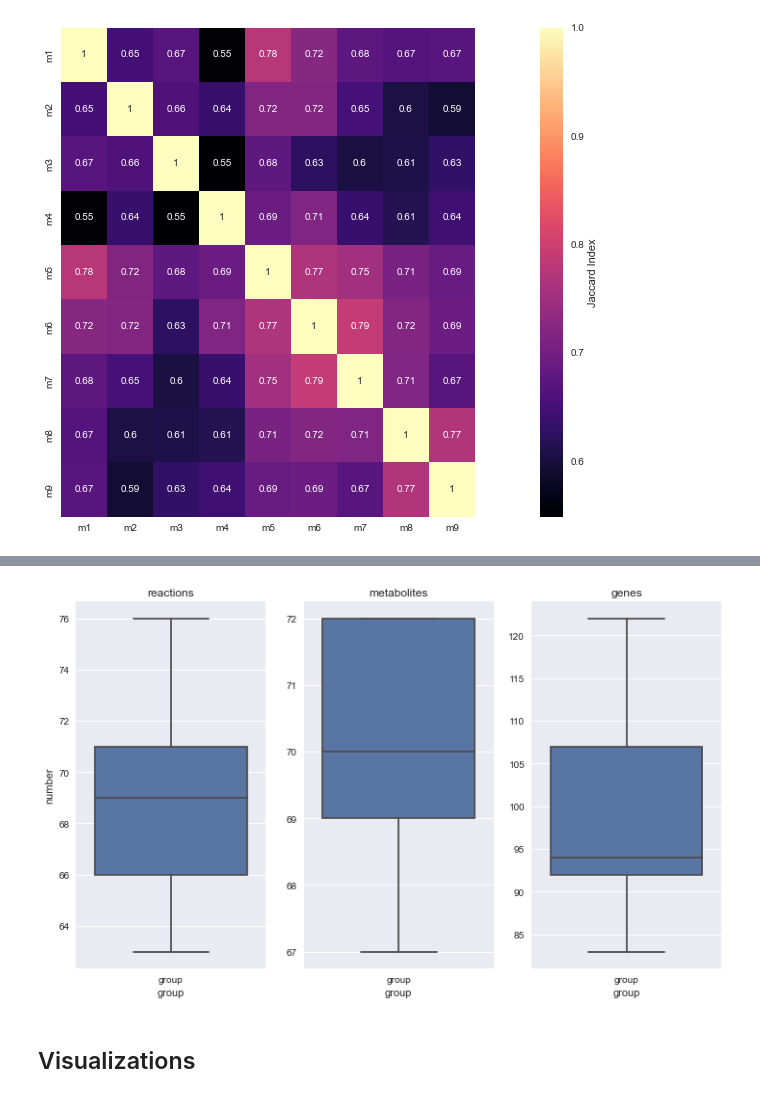
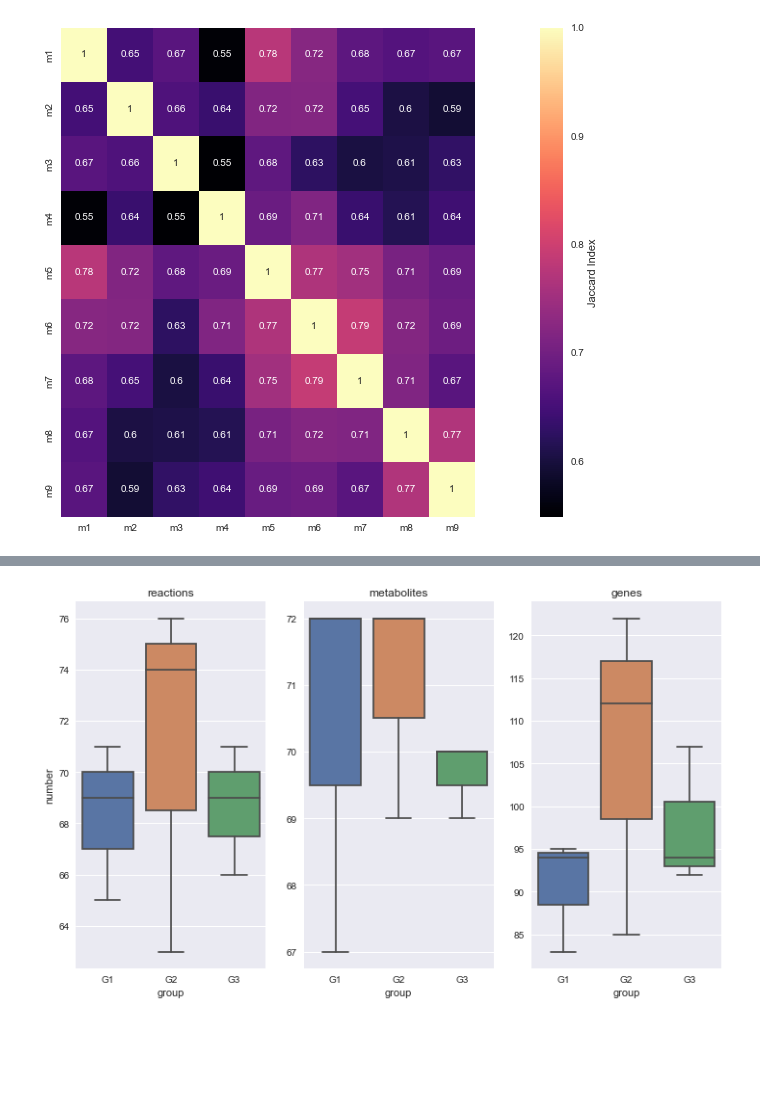
Before and after one commit to qwerty239qwe/pipeGEM, a Jupyter notebook: docs/source/1_basic.ipynb, the cells around one changed output, grey strips where cells are left out. Saved outputs shown, nothing was run; the diff lists cells and outputs as text; code cells hidden in the pictures; blank space fills up the shorter version.

```diff
--- a/docs/source/1_basic.ipynb
+++ b/docs/source/1_basic.ipynb
@@ -26,7 +26,7 @@ model_list.head()
 | 11 | iAPECO1_1312 | Escherichia coli APEC O1 | 2735 | 1942 | 1313 | BiGG |
 | 13 | iB21_1397 | Escherichia coli BL21(DE3) | 2741 | 1943 | 1337 | BiGG |
 # %%
-ecoli = load_model("e_coli_core")
+ecoli = load_remote_model("e_coli_core")
 # %% [output]
 Set parameter Username
 Academic license - for non-commercial use only - expires 2023-06-14
@@ -193,9 +193,9 @@ pipeGEM.core._model.Model
 # %%
 # The second way to initialize Group is to use a dict of pipeGEM.Model lists
 
-grp = pg.Group({"G1": [pg.Model(models[i], f"m{i+1}") for i in range(3)],
-               "G2": [pg.Model(models[i], f"m{i+1}") for i in range(3, 6)],
-               "G3": [pg.Model(models[i], f"m{i+1}") for i in range(6, 9)]})
+grp = pg.Group({"G1": [pg.Model(f"m{i+1}", models[i]) for i in range(3)],
+               "G2": [pg.Model(f"m{i+1}", models[i]) for i in range(3, 6)],
+               "G3": [pg.Model(f"m{i+1}", models[i]) for i in range(6, 9)]}, name_tag="group")
 # %% [markdown]
 ## Comparisons
 # %%
@@ -217,8 +240,6 @@ AttributeError: 'NoneType' object has no attribute 'plot'
 # %%
-compare_result = grp.compare(compare_models=False, use="num", present_lvl=1)
+comparison = grp.compare(compare_models=False, use="num", present_lvl=2)
 # %%
-compare_result.plot()
+comparison.plot(group="group", name_order="default")
 # %% [output]
-[figure, old version]
+[figure, new version]
-# %% [markdown]
-## Visualizations
```
Also changed, not shown: parts of 16 cells of this notebook, 2 other files.
